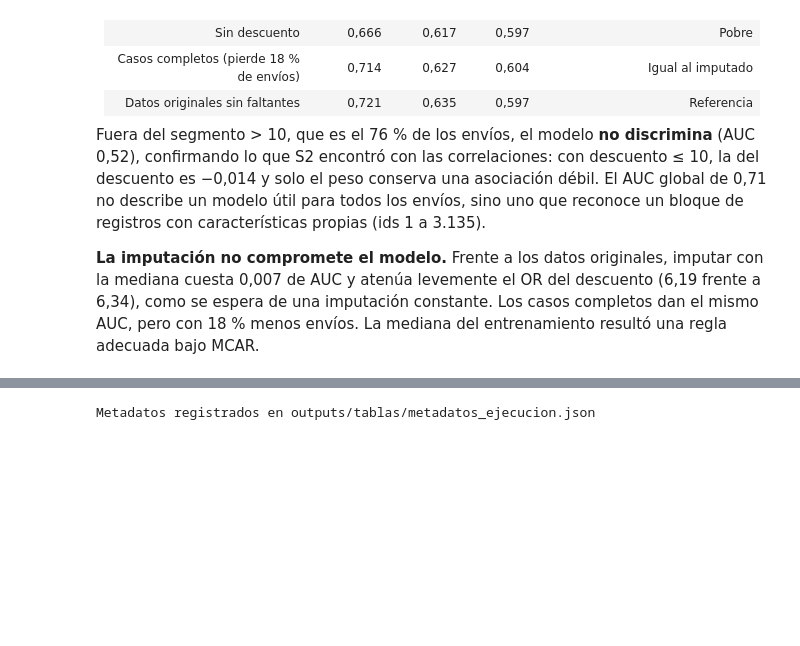
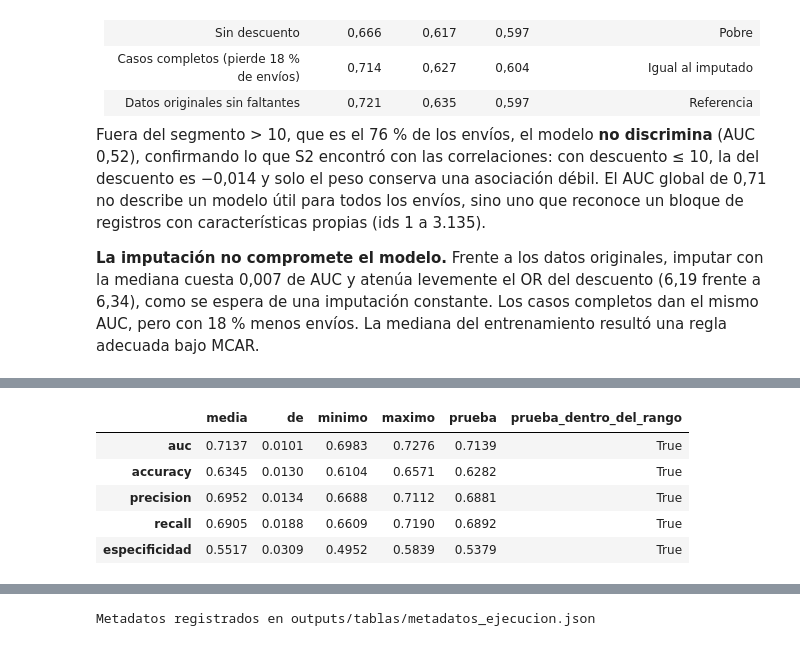
Before and after one commit to joserodriguezc/grupo_1_estadistica_computacional, a Jupyter notebook: formativa_2/notebooks/formativa_2_grupo1.ipynb, the cells around one changed output, grey strips where cells are left out. Drawn from its saved outputs; the diff is of its cells as text; code cells hidden in the pictures; blank space fills up the shorter version.

```diff
--- a/formativa_2/notebooks/formativa_2_grupo1.ipynb
+++ b/formativa_2/notebooks/formativa_2_grupo1.ipynb
@@ -702,0 +804,26 @@ Fuera del segmento > 10, que es el 76 % de los envíos, el modelo **no discrimin
+# %%
+from sklearn.metrics import make_scorer
+from sklearn.model_selection import cross_validate
+
+flujo = make_pipeline(SimpleImputer(strategy='median'), StandardScaler(), LogisticRegression(C=np.inf, max_iter=1_000))
+METRICAS_CV = {'auc': 'roc_auc', 'accuracy': 'accuracy', 'precision': 'precision', 'recall': 'recall',
+               'especificidad': make_scorer(recall_score, pos_label=0)}
+cv_res = cross_validate(flujo, X_train, y_train, cv=CV10, scoring=METRICAS_CV)
+por_fold = pd.DataFrame({m: cv_res[f'test_{m}'] for m in METRICAS_CV}, index=pd.RangeIndex(1, 11, name='fold'))
+tasas_fold = [y_train.iloc[val].mean() for _, val in CV10.split(X_train, y_train)]
+assert max(abs(t - y_train.mean()) for t in tasas_fold) < 0.01, 'Las particiones deben conservar la tasa de atraso.'
+en_prueba = {'auc': auc, **{m: tabla_metricas.loc[m, 'modelo (umbral 0,5)'] for m in METRICAS_CV if m != 'auc'}}
+resumen_cv = pd.DataFrame({'media': por_fold.mean(), 'de': por_fold.std(ddof=1), 'minimo': por_fold.min(),
+                           'maximo': por_fold.max(), 'prueba': pd.Series(en_prueba)})
+resumen_cv['prueba_dentro_del_rango'] = resumen_cv['prueba'].between(resumen_cv['minimo'], resumen_cv['maximo'])
+assert resumen_cv.loc['auc', 'prueba_dentro_del_rango'], 'El AUC de prueba debería caer en el rango de las particiones.'
+por_fold.to_csv(TABLAS / 'validacion_cruzada_por_fold.csv')
+resumen_cv.to_csv(TABLAS / 'validacion_cruzada_resumen.csv')
+display(resumen_cv.round(4))
+# %% [output]
+|  | media | de | minimo | maximo | prueba | prueba_dentro_del_rango |
+| auc | 0.7137 | 0.0101 | 0.6983 | 0.7276 | 0.7139 | True |
+| accuracy | 0.6345 | 0.0130 | 0.6104 | 0.6571 | 0.6282 | True |
+| precision | 0.6952 | 0.0134 | 0.6688 | 0.7112 | 0.6881 | True |
+| recall | 0.6905 | 0.0188 | 0.6609 | 0.7190 | 0.6892 | True |
+| especificidad | 0.5517 | 0.0309 | 0.4952 | 0.5839 | 0.5379 | True |
```
Also changed, not shown: parts of 12 cells of this notebook, 12 other files.
